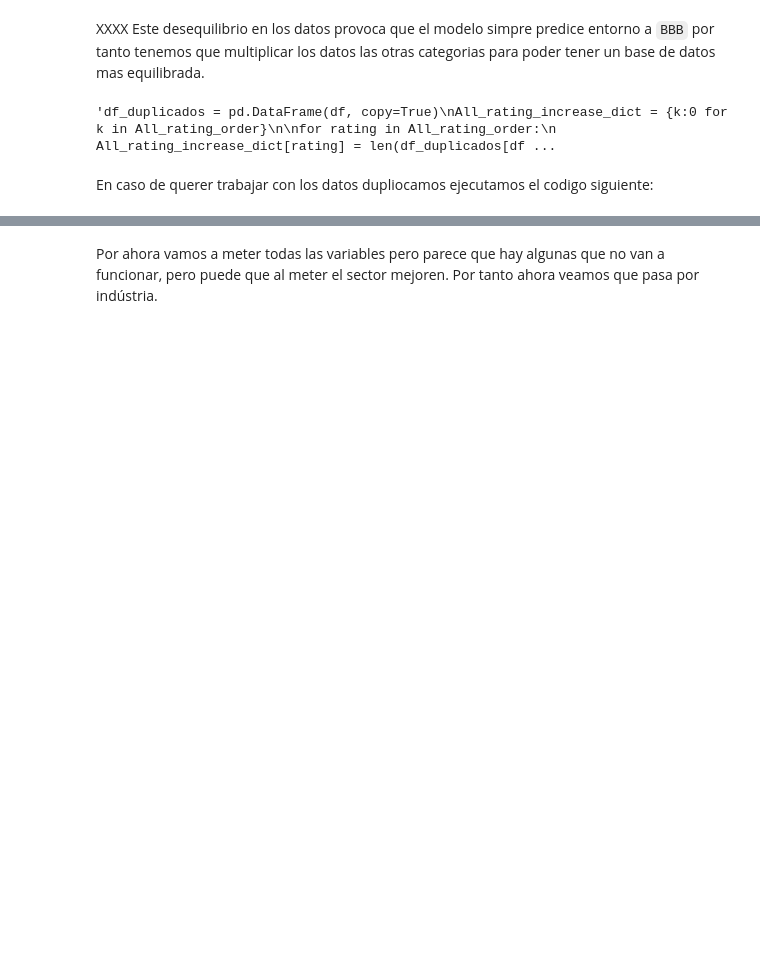
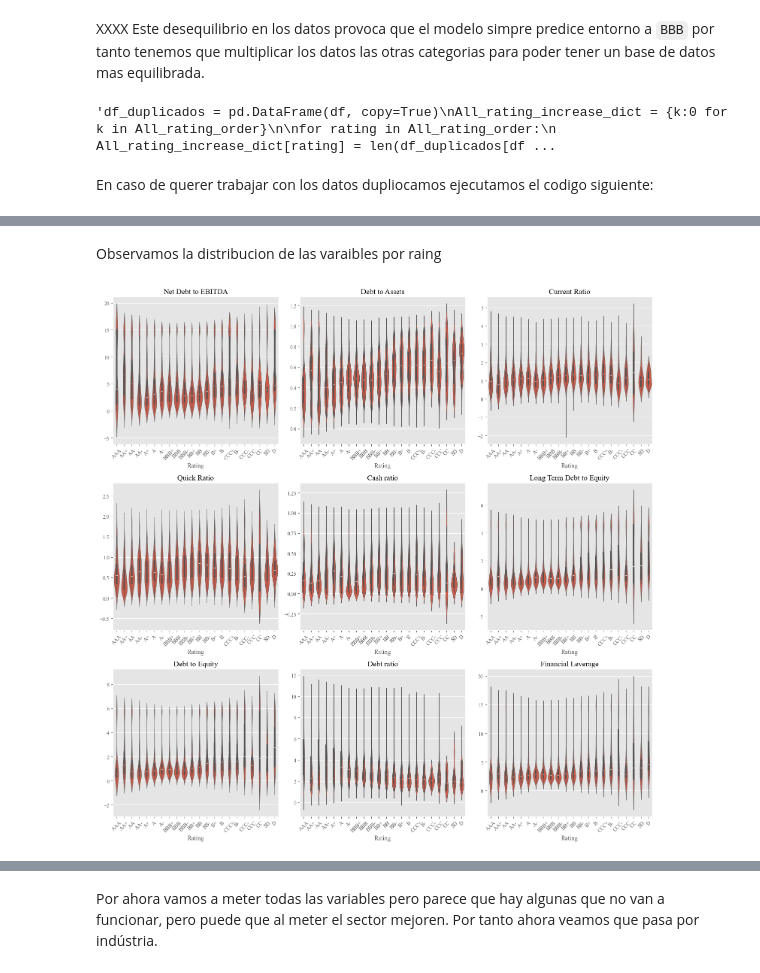
Before and after one commit to RubenPhy/rating_analisis, a Jupyter notebook: 3_estudio_datos.ipynb, the cells around one changed output, grey strips where cells are left out. Saved outputs shown, nothing was run; the diff lists cells and outputs as text; code cells hidden in the pictures; blank space fills up the shorter version.

Commit message:
nueva version de analisis inicial y estudiio de datos (con practicamente todo)

```diff
--- a/3_estudio_datos.ipynb
+++ b/3_estudio_datos.ipynb
@@ -789,19 +68,0 @@ var_x_num
-# %%
-#Gráfico con la distribución de los datos por Rating
-fig, axes = plt.subplots(3, 3, figsize=(7*3, 7*3))
-# change the font size to Times New Roman
-plt.rcParams['font.family'] = 'Times New Roman'
-
-for i, y in enumerate(var_x_num):
-    row = i // 3
-    col = i % 3
-    ax = axes[row, col]
-
-    sns.violinplot(x='Rating', y=y, data=df, ax=ax)
-    # dont show the x and y title
-    ax.set_xlabel('')
-    ax.set_ylabel('')
-    ax.set_title(y)
-
-plt.tight_layout()
-plt.show()
@@ -822,0 +89,5 @@ df_all["Debt ratio"] = df_all["Total Assets"] / df_all["Total Debt"]
+# %%
+# read the clean data
+df = pd.read_csv('all_data_clean.csv')
+print(df.shape)
+df.head()
@@ -822,0 +103,3 @@ df_all["Debt ratio"] = df_all["Total Assets"] / df_all["Total Debt"]
+# %%
+sum(df['Sector']=='0')
+df = df[df['Sector']!='0']
@@ -822,0 +120,22 @@ df_all["Debt ratio"] = df_all["Total Assets"] / df_all["Total Debt"]
+# %% [markdown]
+Observamos la distribucion de las varaibles por raing
+# %%
+#Gráfico con la distribución de los datos por Rating
+fig, axes = plt.subplots(3, 3, figsize=(5*3, 5*3))
+# change the font size to Times New Roman
+plt.rcParams['font.family'] = 'Times New Roman'
+
+for i, y in enumerate(var_x_num):
+    row = i // 3
+    col = i % 3
+    ax = axes[row, col]
+
+    sns.violinplot(x='Rating', y=y, data=df, ax=ax)
+    ax.tick_params(axis='x', rotation=45)
+    ax.set_ylabel('')
+    ax.set_title(y)
+
+plt.tight_layout()
+plt.show()
+# %% [output]
+[figure, added]
```
Also changed, not shown: parts of 141 cells of this notebook, 1 other file.
